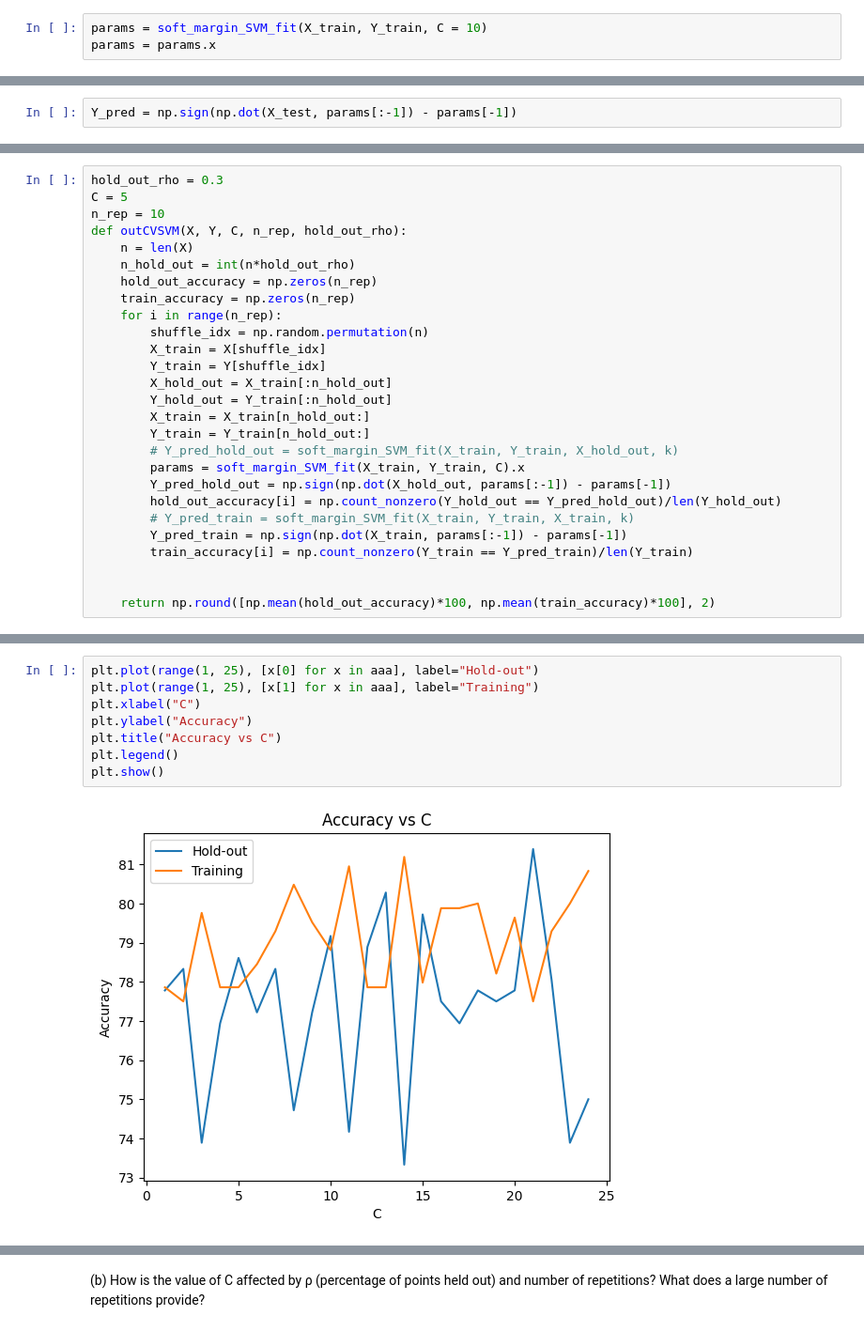
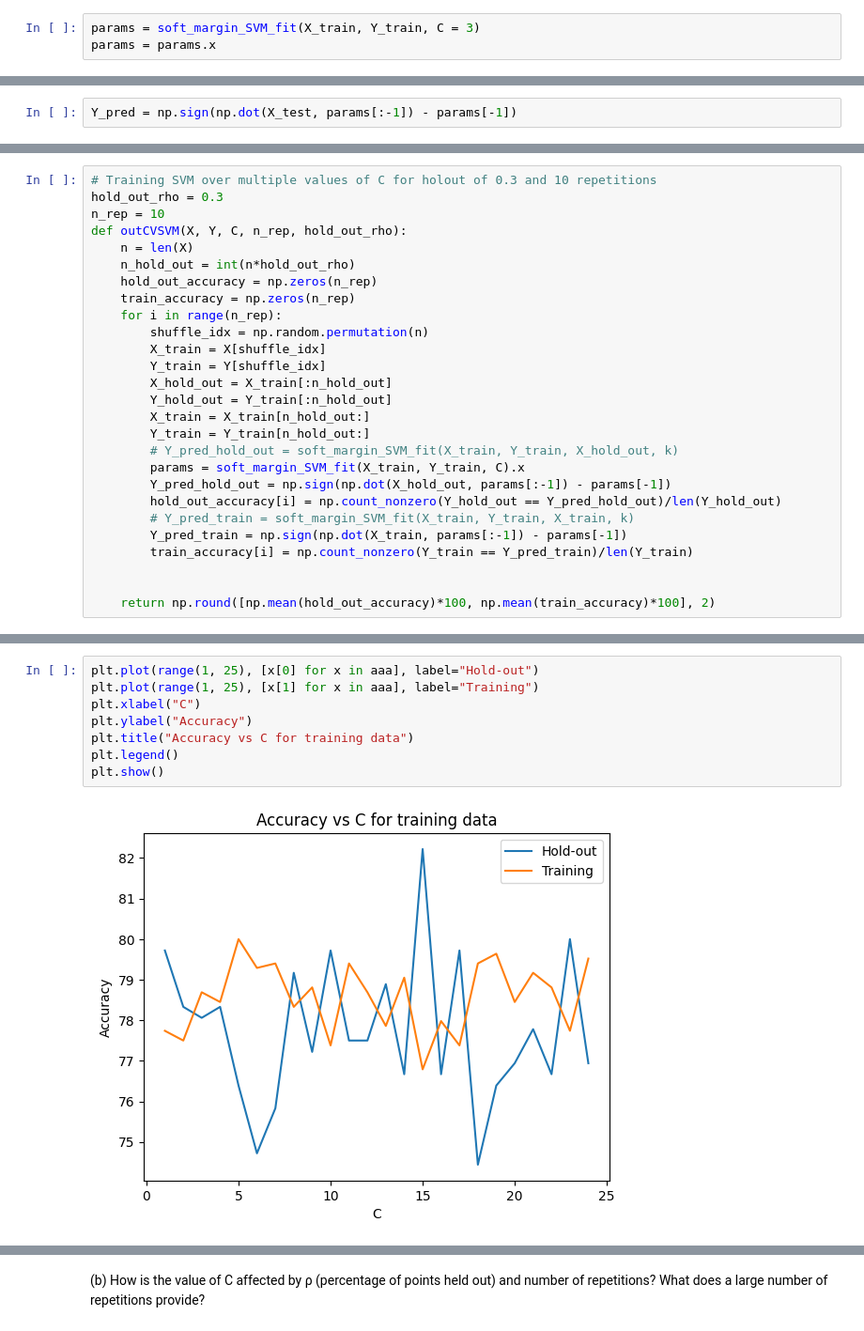
Before and after one commit to DarkWake9/EE5610, a Jupyter notebook: Assignment 1 part III.ipynb, the cells around one changed output, grey strips where cells are left out. Shown at 94% size. Saved outputs shown, nothing was run; the diff lists cells and outputs as text.

```diff
--- a/Assignment 1 part III.ipynb
+++ b/Assignment 1 part III.ipynb
@@ -61,7 +61,7 @@ def soft_margin_SVM_fit(X, Y, C=1.0):
 
     return sco.minimize(kernel, np.zeros(d+1))
 # %%
-params = soft_margin_SVM_fit(X_train, Y_train, C = 10)
+params = soft_margin_SVM_fit(X_train, Y_train, C = 3)
 params = params.x
 # %%
 params
@@ -115,6 +117,6 @@ Accuracy:  82.375
 # %%
+# Training SVM over multiple values of C for holout of 0.3 and 10 repetitions
 hold_out_rho = 0.3
-C = 5
 n_rep = 10
 def outCVSVM(X, Y, C, n_rep, hold_out_rho):
     n = len(X)
@@ -166,11 +168,11 @@ C =  24 :  [75.   80.83]
 # %%
 plt.plot(range(1, 25), [x[0] for x in aaa], label="Hold-out")
 plt.plot(range(1, 25), [x[1] for x in aaa], label="Training")
 plt.xlabel("C")
 plt.ylabel("Accuracy")
-plt.title("Accuracy vs C")
+plt.title("Accuracy vs C for training data")
 plt.legend()
 plt.show()
 # %% [output]
-[figure, old version]
+[figure, new version]
 # %%
```
Also changed, not shown: parts of 20 cells of this notebook, 1 other file.
